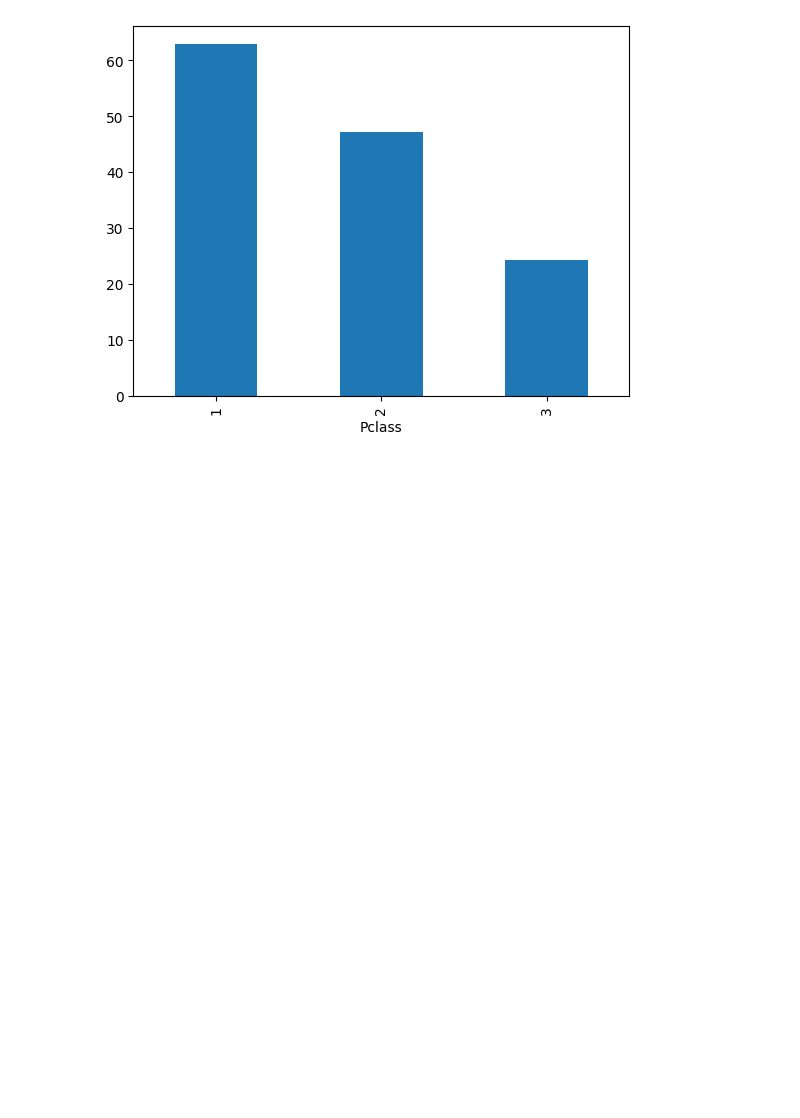
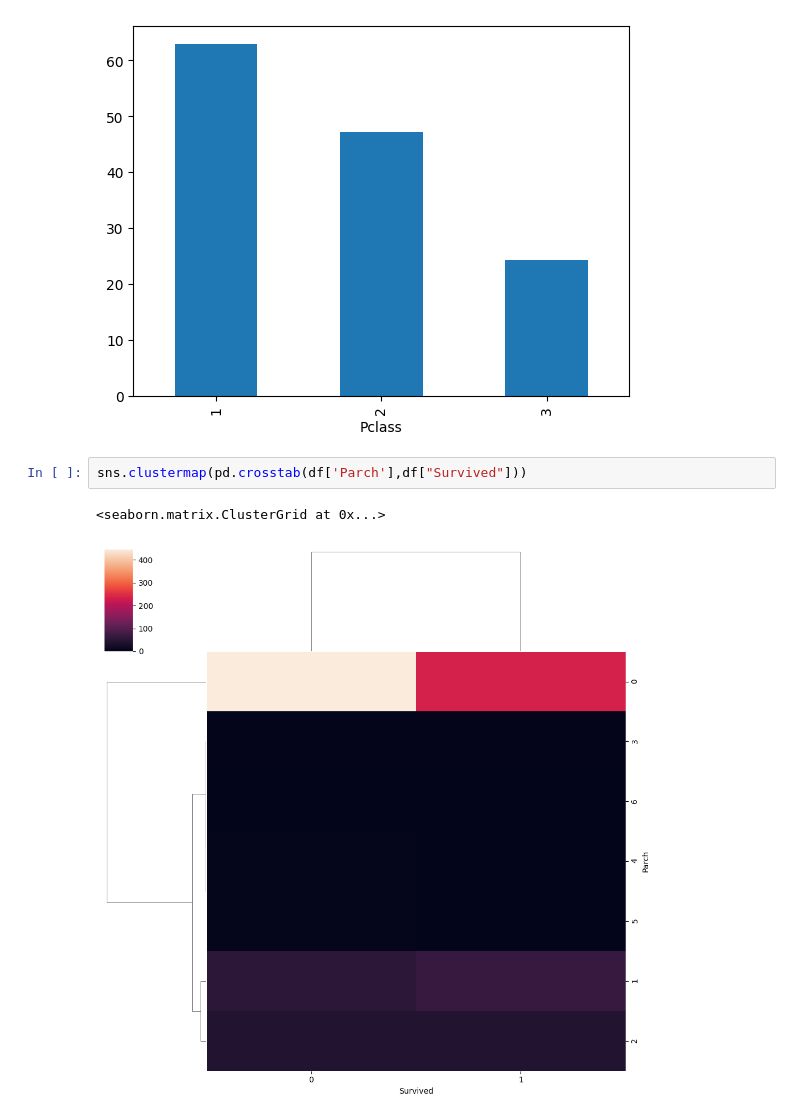
Before and after one commit to Anj2307/ML, a Jupyter notebook: EDA/bivariate.ipynb, the cells around one changed output. Drawn from its saved outputs; the diff is of its cells as text; blank space fills up the shorter version.

```diff
--- a/EDA/bivariate.ipynb
+++ b/EDA/bivariate.ipynb
@@ -66,3 +67,8 @@ Name: Survived, dtype: float64
 # %% [output]
 <Axes: xlabel='Pclass'>
 [figure]
+# %%
+sns.clustermap(pd.crosstab(df['Parch'],df["Survived"]))
+# %% [output]
+<seaborn.matrix.ClusterGrid at 0x...>
+[figure, added]
```
Also changed, not shown: parts of 5 cells of this notebook.
